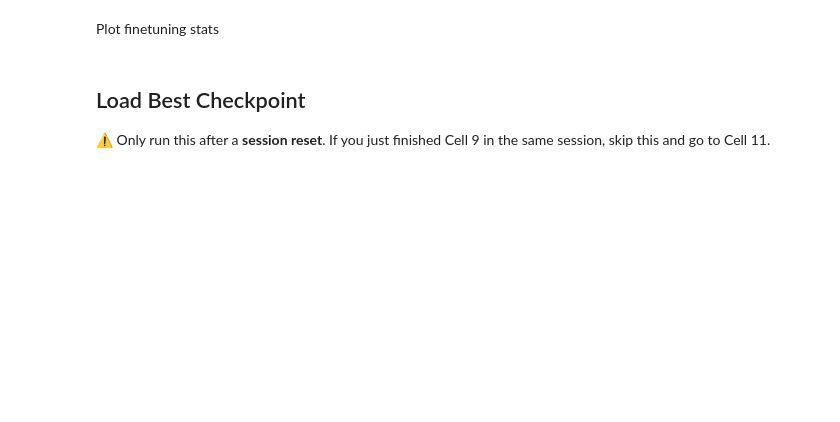
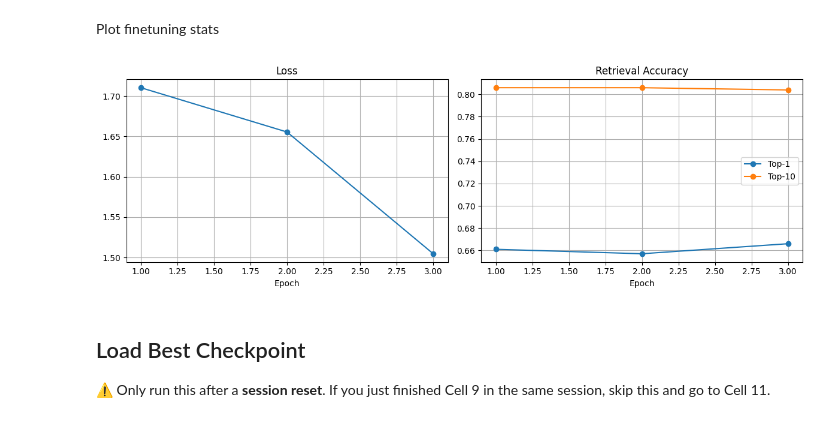
Before and after one commit to margh3rita/iml-faceretrieval-caggol, a Jupyter notebook: models/augmentation+arcface_703.ipynb, the cells around one changed output. Cells and saved outputs as stored; diff of their text form; code cells hidden in the pictures; blank space fills up the shorter version.

Commit message:
better training plots, trashed one-shot val

```diff
--- a/models/augmentation+arcface_703.ipynb
+++ b/models/augmentation+arcface_703.ipynb
@@ -276,23 +310,29 @@ Plot finetuning stats
 # %%
 import matplotlib.pyplot as plt
 
 epochs = range(1, EPOCHS + 1)
 
 fig, (ax1, ax2) = plt.subplots(1, 2, figsize=(12, 4))
 
+
 ax1.plot(epochs, history['loss'], marker='o')
+ax1.grid(True)
 ax1.set_title('Loss')
 ax1.set_xlabel('Epoch')
 
 ax2.plot(epochs, history['top1'], marker='o', label='Top-1')
 ax2.plot(epochs, history['top10'], marker='o', label='Top-10')
+ax2.grid(True)
 ax2.set_title('Retrieval Accuracy')
 ax2.set_xlabel('Epoch')
 ax2.legend()
 
 plt.tight_layout()
-plt.savefig('training_history.png')
+
+plt.savefig('training_history_augm.png')
 plt.show()
+# %% [output]
+[figure, added]
 # %% [markdown]
 ## Load Best Checkpoint
 ⚠️ Only run this after a **session reset**.
```
Also changed, not shown: parts of 6 cells of this notebook, 1 other file.
